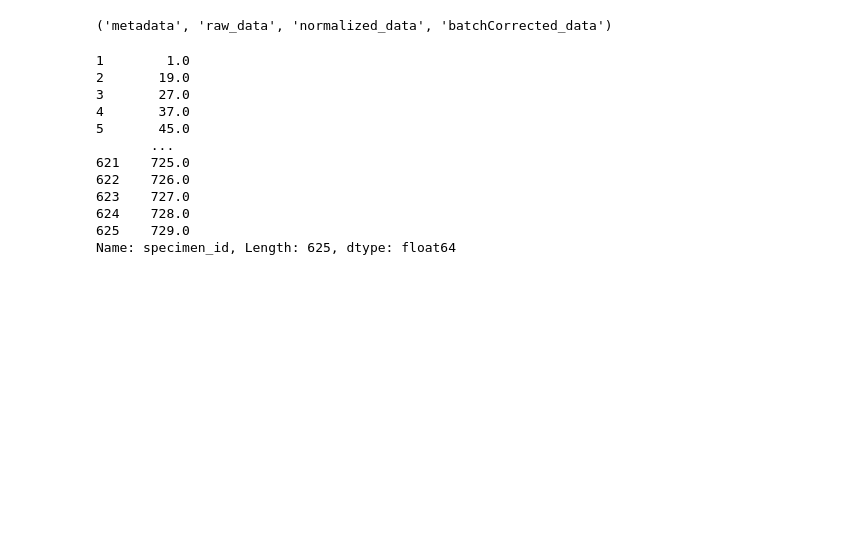
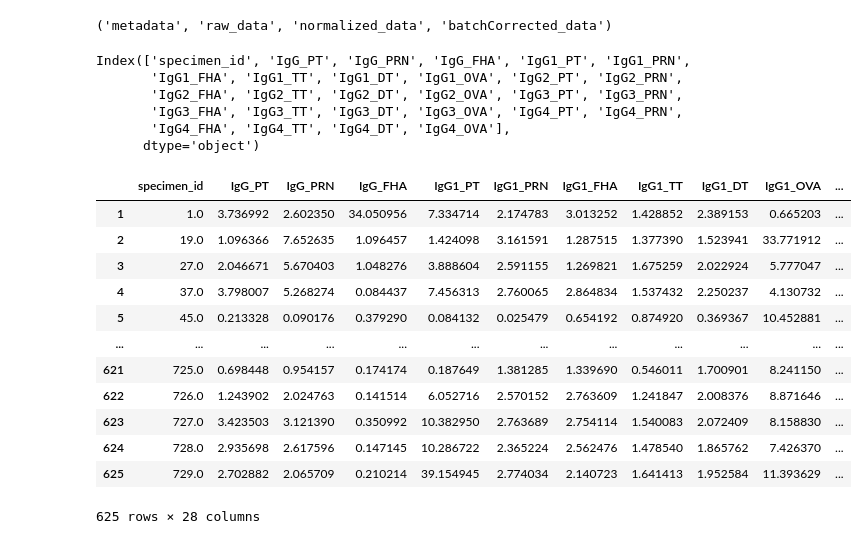
Before and after one commit to brianrqian/DSE260A-Immune-Response, a Jupyter notebook: CMI-javi.ipynb, the cells around one changed output. Drawn from its saved outputs; the diff is of its cells as text; code cells hidden in the pictures; blank space fills up the shorter version.

```diff
--- a/CMI-javi.ipynb
+++ b/CMI-javi.ipynb
@@ -45,15 +45,25 @@ abtiter = data['abtiter_wide']['raw_data']
+# %%
+abtiter.keys()
+# %% [output]
+Index(['specimen_id', 'IgG_PT', 'IgG_PRN', 'IgG_FHA', 'IgG1_PT', 'IgG1_PRN',
+       'IgG1_FHA', 'IgG1_TT', 'IgG1_DT', 'IgG1_OVA', 'IgG2_PT', 'IgG2_PRN',
+       'IgG2_FHA', 'IgG2_TT', 'IgG2_DT', 'IgG2_OVA', 'IgG3_PT', 'IgG3_PRN',
+       'IgG3_FHA', 'IgG3_TT', 'IgG3_DT', 'IgG3_OVA', 'IgG4_PT', 'IgG4_PRN',
+       'IgG4_FHA', 'IgG4_TT', 'IgG4_DT', 'IgG4_OVA'],
+      dtype='object')
 # %%
-abtiter['specimen_id']
+abtiter
 # %% [output]
+|  | specimen_id | IgG_PT | IgG_PRN | IgG_FHA | IgG1_PT | IgG1_PRN | IgG1_FHA | IgG1_TT | IgG1_DT | IgG1_OVA | ... |
+| 1 | 1.0 | 3.736992 | 2.602350 | 34.050956 | 7.334714 | 2.174783 | 3.013252 | 1.428852 | 2.389153 | 0.665203 | ... |
+| 2 | 19.0 | 1.096366 | 7.652635 | 1.096457 | 1.424098 | 3.161591 | 1.287515 | 1.377390 | 1.523941 | 33.771912 | ... |
+| 3 | 27.0 | 2.046671 | 5.670403 | 1.048276 | 3.888604 | 2.591155 | 1.269821 | 1.675259 | 2.022924 | 5.777047 | ... |
+| 4 | 37.0 | 3.798007 | 5.268274 | 0.084437 | 7.456313 | 2.760065 | 2.864834 | 1.537432 | 2.250237 | 4.130732 | ... |
+| 5 | 45.0 | 0.213328 | 0.090176 | 0.379290 | 0.084132 | 0.025479 | 0.654192 | 0.874920 | 0.369367 | 10.452881 | ... |
+| ... | ... | ... | ... | ... | ... | ... | ... | ... | ... | ... | ... |
+| 621 | 725.0 | 0.698448 | 0.954157 | 0.174174 | 0.187649 | 1.381285 | 1.339690 | 0.546011 | 1.700901 | 8.241150 | ... |
+| 622 | 726.0 | 1.243902 | 2.024763 | 0.141514 | 6.052716 | 2.570152 | 2.763609 | 1.241847 | 2.008376 | 8.871646 | ... |
+| 623 | 727.0 | 3.423503 | 3.121390 | 0.350992 | 10.382950 | 2.763689 | 2.754114 | 1.540083 | 2.072409 | 8.158830 | ... |
+| 624 | 728.0 | 2.935698 | 2.617596 | 0.147145 | 10.286722 | 2.365224 | 2.562476 | 1.478540 | 1.865762 | 7.426370 | ... |
+| 625 | 729.0 | 2.702882 | 2.065709 | 0.210214 | 39.154945 | 2.774034 | 2.140723 | 1.641413 | 1.952584 | 11.393629 | ... |
-1        1.0
-2       19.0
-3       27.0
-4       37.0
-5       45.0
-       ...
-621    725.0
-622    726.0
-623    727.0
-624    728.0
-625    729.0
-Name: specimen_id, Length: 625, dtype: float64
+625 rows × 28 columns
```
Also changed, not shown: parts of 22 cells of this notebook.
